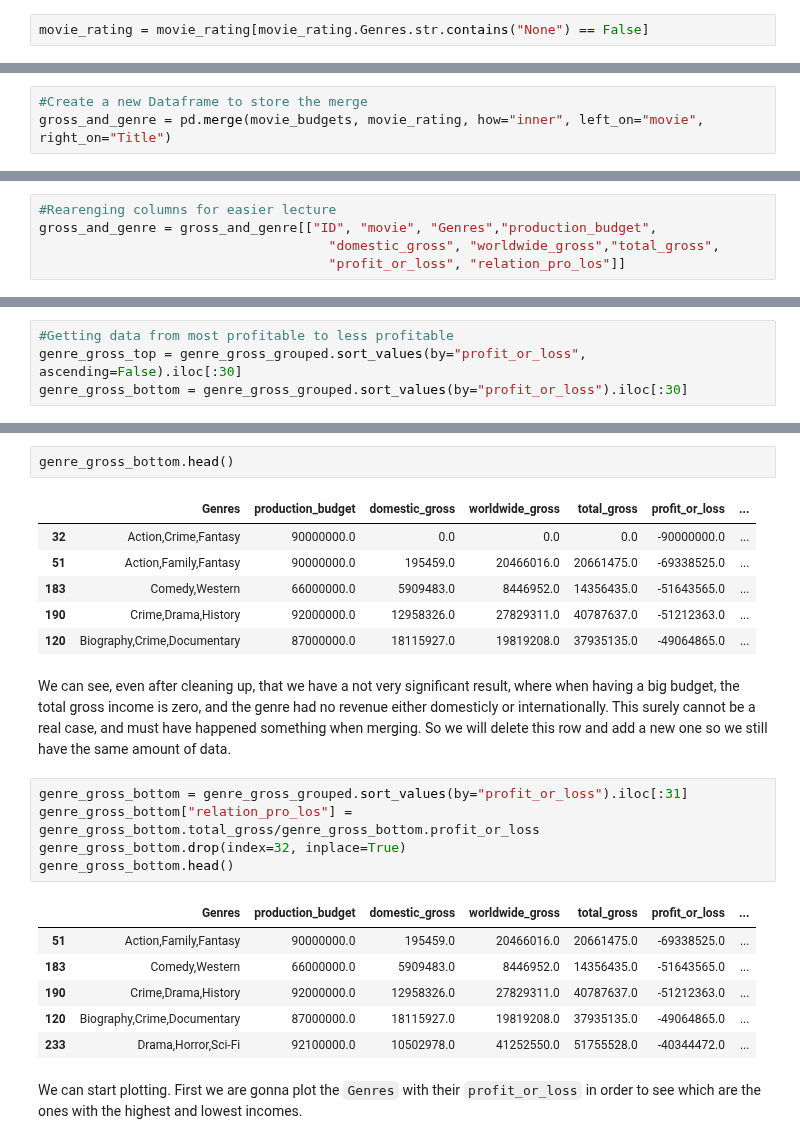
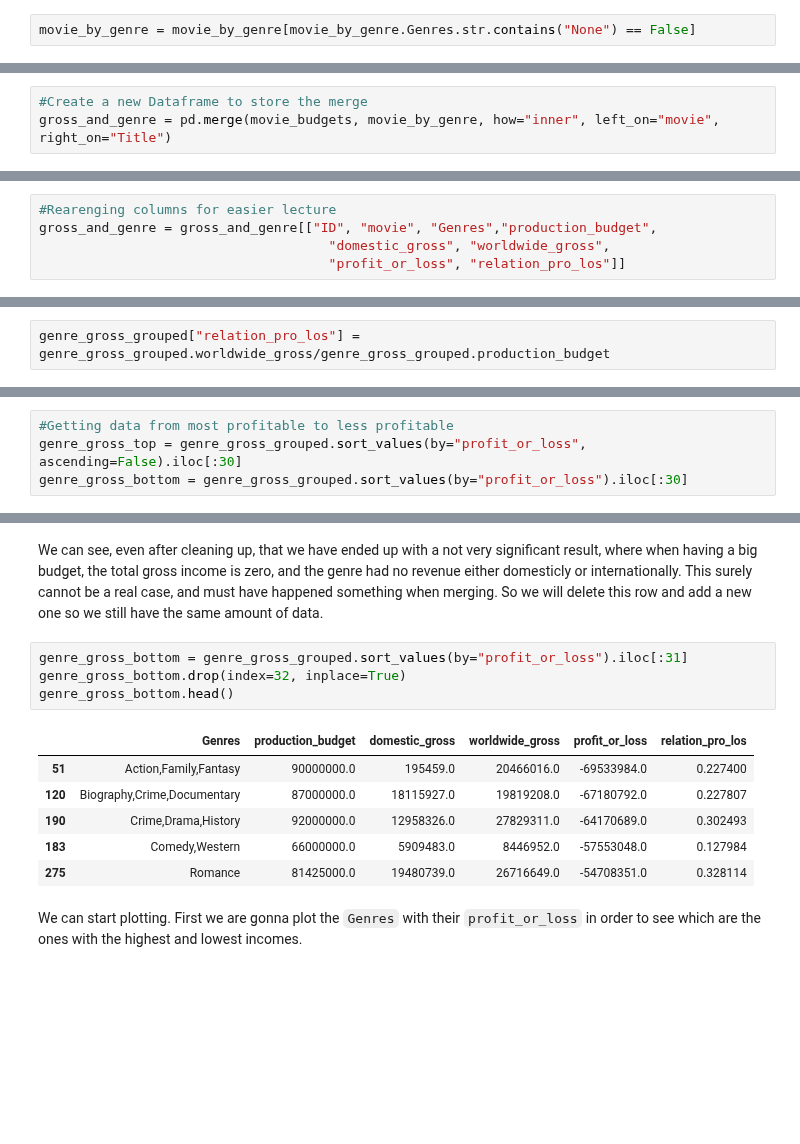
Before and after one commit to QuinnGrigsby/Capstone_Git-ing_it_done_MovieInformation, a Jupyter notebook: Data Understanding.ipynb, the cells around one changed output, grey strips where cells are left out. Drawn from its saved outputs; the diff is of its cells as text; blank space fills up the shorter version.

```diff
--- a/Data Understanding.ipynb
+++ b/Data Understanding.ipynb
@@ -305,5 +285,5 @@ And they are! There is no problem in the ID column.
 
 Now, most of the cleaning of this Dataframe is done. The next step to do is to decide how to procede with the missing values we saw in the Genres column. There are around 800 missing values, and dropping those columns won't represent as much of a loss, so we will proceed with this approach, since we will still have a significant population for analysis.
 # %%
-movie_rating = movie_rating[movie_rating.Genres.str.contains("None") == False]
+movie_by_genre = movie_by_genre[movie_by_genre.Genres.str.contains("None") == False]
 # %%
@@ -348,6 +326,6 @@ movie_budgets.head()
 # %%
 #Create a new Dataframe to store the merge
-gross_and_genre = pd.merge(movie_budgets, movie_rating, how="inner", left_on="movie", right_on="Title")
+gross_and_genre = pd.merge(movie_budgets, movie_by_genre, how="inner", left_on="movie", right_on="Title")
 # %%
 gross_and_genre.head()
 # %% [output]
@@ -373,7 +348,7 @@ del gross_and_genre["Number of Votes"]
 # %%
 #Rearenging columns for easier lecture
 gross_and_genre = gross_and_genre[["ID", "movie", "Genres","production_budget",
-                                     "domestic_gross", "worldwide_gross","total_gross",
+                                     "domestic_gross", "worldwide_gross",
                                      "profit_or_loss", "relation_pro_los"]]
 # %%
 gross_and_genre.columns
@@ -430,0 +416,2 @@ genre_gross_grouped = gross_and_genre.groupby(by="Genres", as_index=False).sum()
+# %%
+genre_gross_grouped["relation_pro_los"] = genre_gross_grouped.worldwide_gross/genre_gross_grouped.production_budget
@@ -469,26 +447,16 @@ genre_gross_top.head()
-# %%
-genre_gross_bottom.head()
-# %% [output]
-|  | Genres | production_budget | domestic_gross | worldwide_gross | total_gross | profit_or_loss | ... |
-| 32 | Action,Crime,Fantasy | 90000000.0 | 0.0 | 0.0 | 0.0 | -90000000.0 | ... |
-| 51 | Action,Family,Fantasy | 90000000.0 | 195459.0 | 20466016.0 | 20661475.0 | -69338525.0 | ... |
-| 183 | Comedy,Western | 66000000.0 | 5909483.0 | 8446952.0 | 14356435.0 | -51643565.0 | ... |
-| 190 | Crime,Drama,History | 92000000.0 | 12958326.0 | 27829311.0 | 40787637.0 | -51212363.0 | ... |
-| 120 | Biography,Crime,Documentary | 87000000.0 | 18115927.0 | 19819208.0 | 37935135.0 | -49064865.0 | ... |
 # %% [markdown]
-We can see, even after cleaning up, that we have a not very significant result, where when having a big budget, the total gross income is zero, and the genre had no revenue either domesticly or internationally. This surely cannot be a real case, and must have happened something when merging. So we will delete this row and add a new one so we still have the same amount of data.
+We can see, even after cleaning up, that we have ended up with a not very significant result, where when having a big budget, the total gross income is zero, and the genre had no revenue either domesticly or internationally. This surely cannot be a real case, and must have happened something when merging. So we will delete this row and add a new one so we still have the same amount of data.
 # %%
 genre_gross_bottom = genre_gross_grouped.sort_values(by="profit_or_loss").iloc[:31]
-genre_gross_bottom["relation_pro_los"] = genre_gross_bottom.total_gross/genre_gross_bottom.profit_or_loss
 genre_gross_bottom.drop(index=32, inplace=True)
 genre_gross_bottom.head()
 # %% [output]
-|  | Genres | production_budget | domestic_gross | worldwide_gross | total_gross | profit_or_loss | ... |
-| 51 | Action,Family,Fantasy | 90000000.0 | 195459.0 | 20466016.0 | 20661475.0 | -69338525.0 | ... |
-| 183 | Comedy,Western | 66000000.0 | 5909483.0 | 8446952.0 | 14356435.0 | -51643565.0 | ... |
-| 190 | Crime,Drama,History | 92000000.0 | 12958326.0 | 27829311.0 | 40787637.0 | -51212363.0 | ... |
-| 120 | Biography,Crime,Documentary | 87000000.0 | 18115927.0 | 19819208.0 | 37935135.0 | -49064865.0 | ... |
-| 233 | Drama,Horror,Sci-Fi | 92100000.0 | 10502978.0 | 41252550.0 | 51755528.0 | -40344472.0 | ... |
+|  | Genres | production_budget | domestic_gross | worldwide_gross | profit_or_loss | relation_pro_los |
+| 51 | Action,Family,Fantasy | 90000000.0 | 195459.0 | 20466016.0 | -69533984.0 | 0.227400 |
+| 120 | Biography,Crime,Documentary | 87000000.0 | 18115927.0 | 19819208.0 | -67180792.0 | 0.227807 |
+| 190 | Crime,Drama,History | 92000000.0 | 12958326.0 | 27829311.0 | -64170689.0 | 0.302493 |
+| 183 | Comedy,Western | 66000000.0 | 5909483.0 | 8446952.0 | -57553048.0 | 0.127984 |
+| 275 | Romance | 81425000.0 | 19480739.0 | 26716649.0 | -54708351.0 | 0.328114 |
 # %% [markdown]
 We can start plotting. First we are gonna plot the `Genres` with their `profit_or_loss` in order to see which are the ones with the highest and lowest incomes.
 # %%
```
Also changed, not shown: parts of 50 cells of this notebook.
